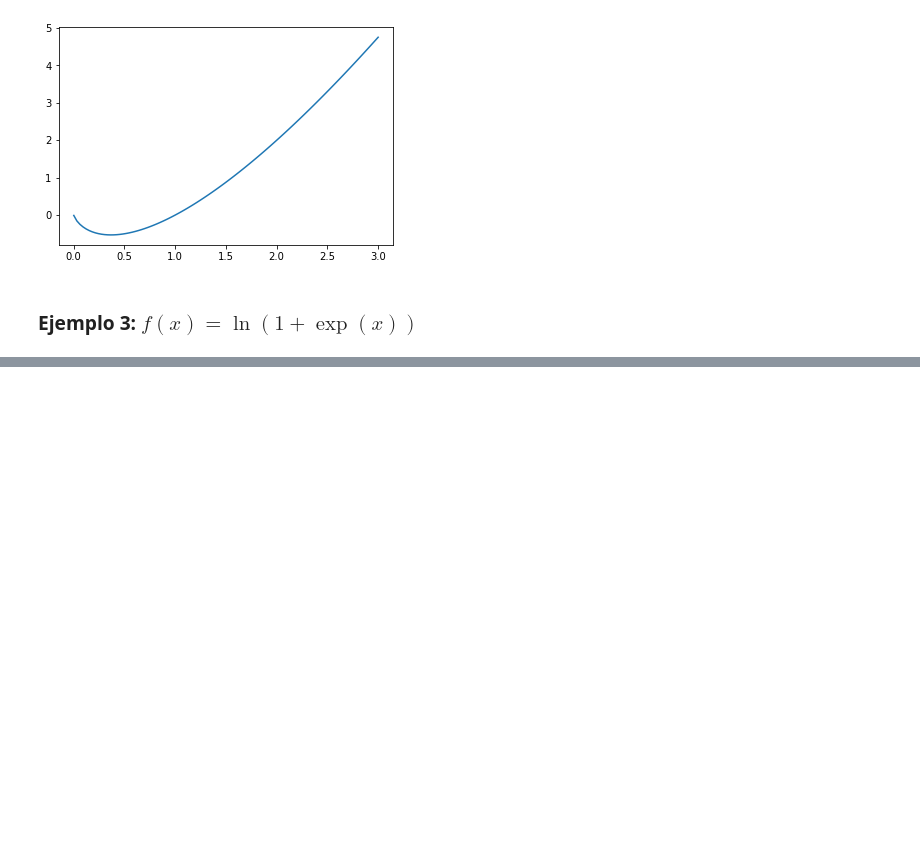
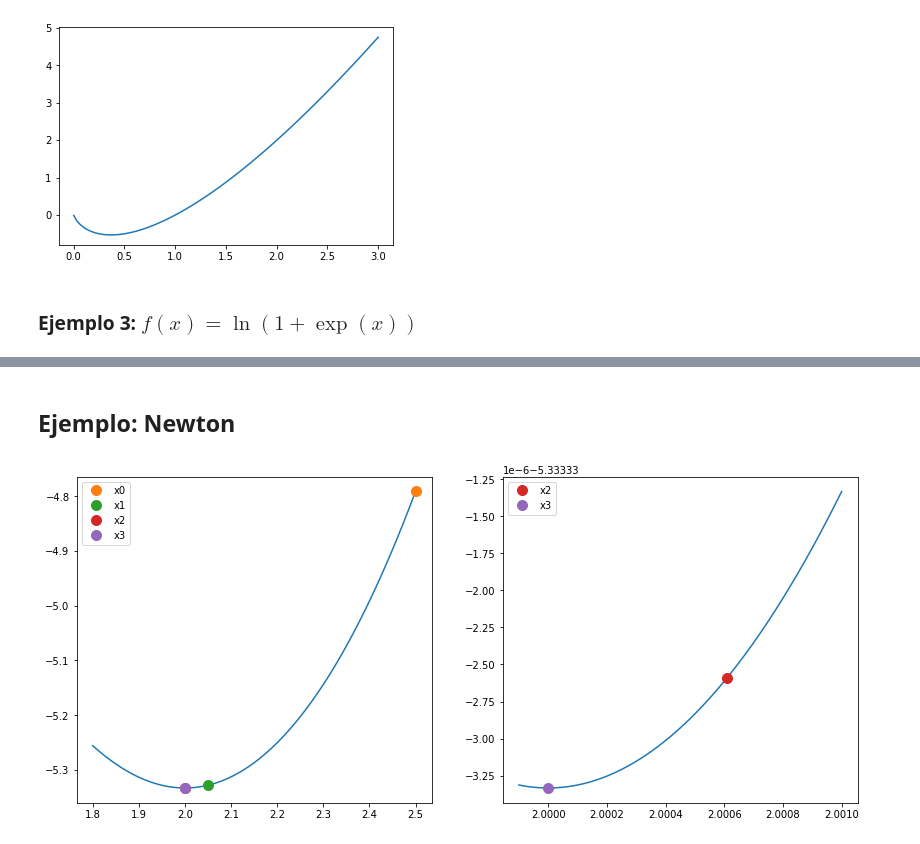
Before and after one commit to ManuelSanchezUribe/IMT3850, a Jupyter notebook: Jupyter notebooks/Optimizacion.ipynb, the cells around one changed output, grey strips where cells are left out. Saved outputs shown, nothing was run; the diff lists cells and outputs as text; code cells hidden in the pictures; blank space fills up the shorter version.

```diff
--- a/Jupyter notebooks/Optimizacion.ipynb
+++ b/Jupyter notebooks/Optimizacion.ipynb
@@ -284,4 +41,0 @@ def gradfex1(x):
-# %%
-x0 = np.array([-3,1], dtype=np.float64)
-xstar, niter = graddescent_iter(fex1, gradfex1, x0)
-print(xstar, niter)
@@ -306,4 +41,0 @@ print(xstar, niter)
-# %%
-x0 = np.array([-3,1], dtype=np.float64)
-xstar, niter = graddescent_iter_stepsize(fex1, gradfex1, x0)
-print(xstar, niter)
@@ -417 +70,41 @@ plt.plot(x,fcon3(x))
 [figure]
+# %% [markdown]
+## Ejemplo: Newton
+# %%
+F = lambda x: 1/3*x**3 - 4*x
+gradF = lambda x: x**2 - 4
+H = lambda x: 2*x
+
+# Newton:
+def Newton_iter(x0, gradF_x0, H_x0):
+    if np.isscalar(x0)==1:
+        return x0 - gradF_x0/H_x0
+    else:
+        return x0 - np.linalg.solve(H_x0, gradF_x0)
+
+x0 = 2.5
+#  iteracion 1
+x1 = Newton_iter(x0, gradF(x0), H(x0))
+#  iteracion 2
+x2 = Newton_iter(x1, gradF(x1), H(x1))
+#  iteracion 1
+x3 = Newton_iter(x2, gradF(x2), H(x2))
+
+xplot = np.linspace(1.8,2.5,100)
+fig, ax = plt.subplots(1,2 , figsize=(14,6))
+ax[0].plot(xplot, F(xplot))
+ax[0].plot(x0,F(x0),'.',label='x0', markersize=20)
+ax[0].plot(x1,F(x1),'.',label='x1', markersize=20)
+ax[0].plot(x2,F(x2),'.',label='x2', markersize=20)
+ax[0].plot(x3,F(x3),'.',label='x3', markersize=20)
+ax[0].legend()
+
+
+xzoom = np.linspace(1.9999,2.001,100)
+ax[1].plot(xzoom, F(xzoom))
+ax[1].plot(x2,F(x2),'.',color='C03',label='x2', markersize=20)
+ax[1].plot(x3,F(x3),'.',color='C04', label='x3', markersize=20)
+ax[1].legend()
+plt.show()
+# %% [output]
+[figure, added]
```
Also changed, not shown: parts of 38 cells of this notebook, 4 other files.
